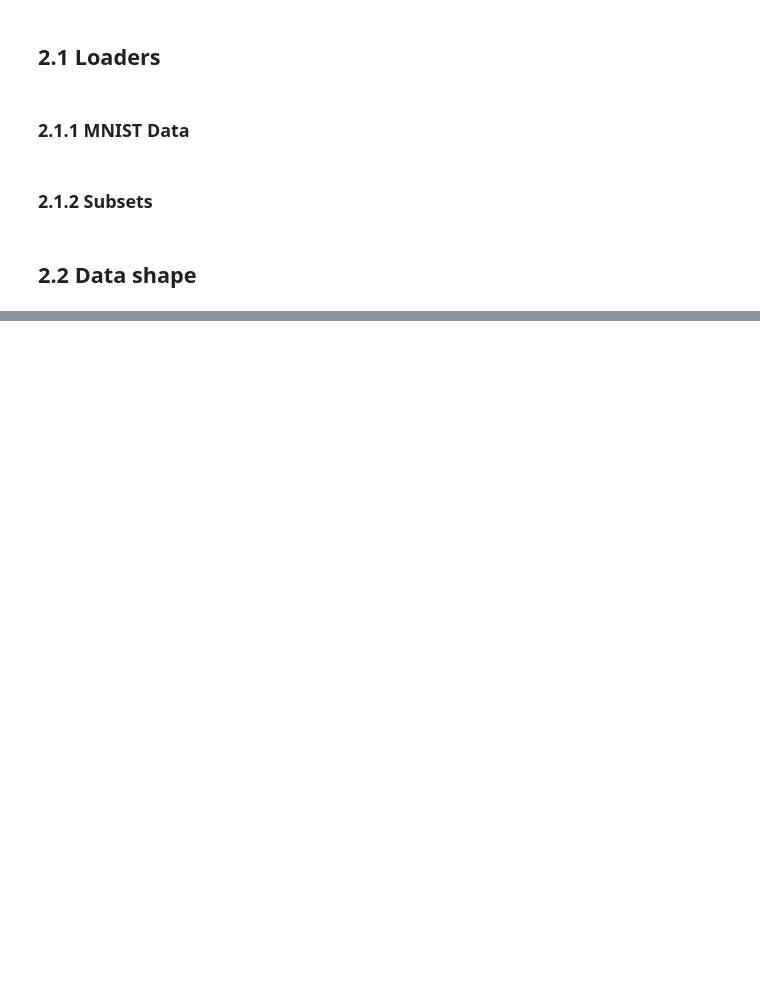
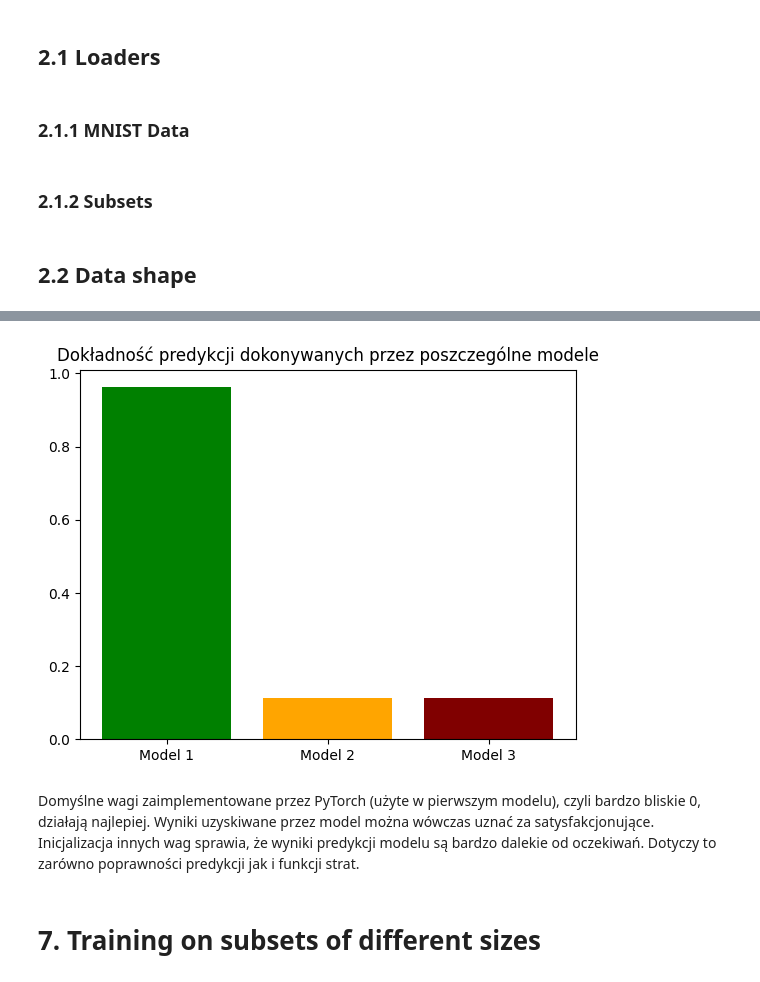
Before and after one commit to Looczky/MNIST_fcnn, a Jupyter notebook: project.ipynb, the cells around one changed output, grey strips where cells are left out. Cells and saved outputs as stored; diff of their text form; code cells hidden in the pictures; blank space fills up the shorter version.

```diff
--- a/project.ipynb
+++ b/project.ipynb
@@ -332,0 +191,2 @@ Wniosek: sieć jest bardzo czuła na inicjalizację wag
+# %%
+accuracy_2 = test(model_2, test_dataloader)
@@ -332,0 +251,11 @@ Wniosek: sieć jest bardzo czuła na inicjalizację wag
+# %%
+plt.bar(['Model 1', 'Model 2', 'Model 3'], [accuracy_1, accuracy_2, accuracy_3], color=['green', 'orange', 'maroon'])
+plt.title('Dokładność predykcji dokonywanych przez poszczególne modele')
+
+plt.show()
+# %% [output]
+[figure, added]
+# %% [markdown]
+Domyślne wagi zaimplementowane przez PyTorch (użyte w pierwszym modelu), czyli bardzo bliskie 0, działają najlepiej. Wyniki uzyskiwane przez model można wówczas uznać za satysfakcjonujące. Inicjalizacja innych wag sprawia, że wyniki predykcji modelu są bardzo dalekie od oczekiwań. Dotyczy to zarówno poprawności predykcji jak i funkcji strat.
+# %% [markdown]
+# 7. Training on subsets of different sizes
```
Also changed, not shown: parts of 54 cells of this notebook, 8 other files.
